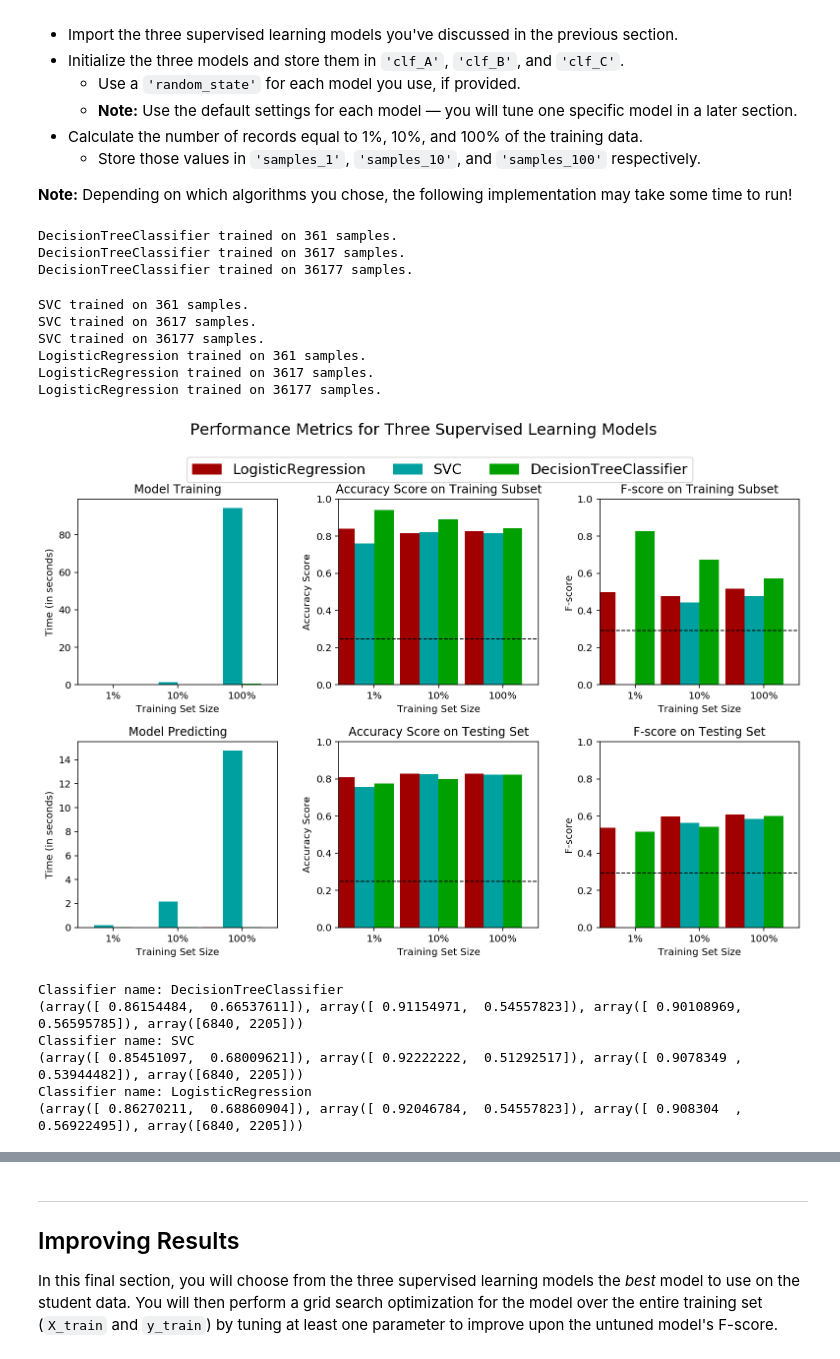
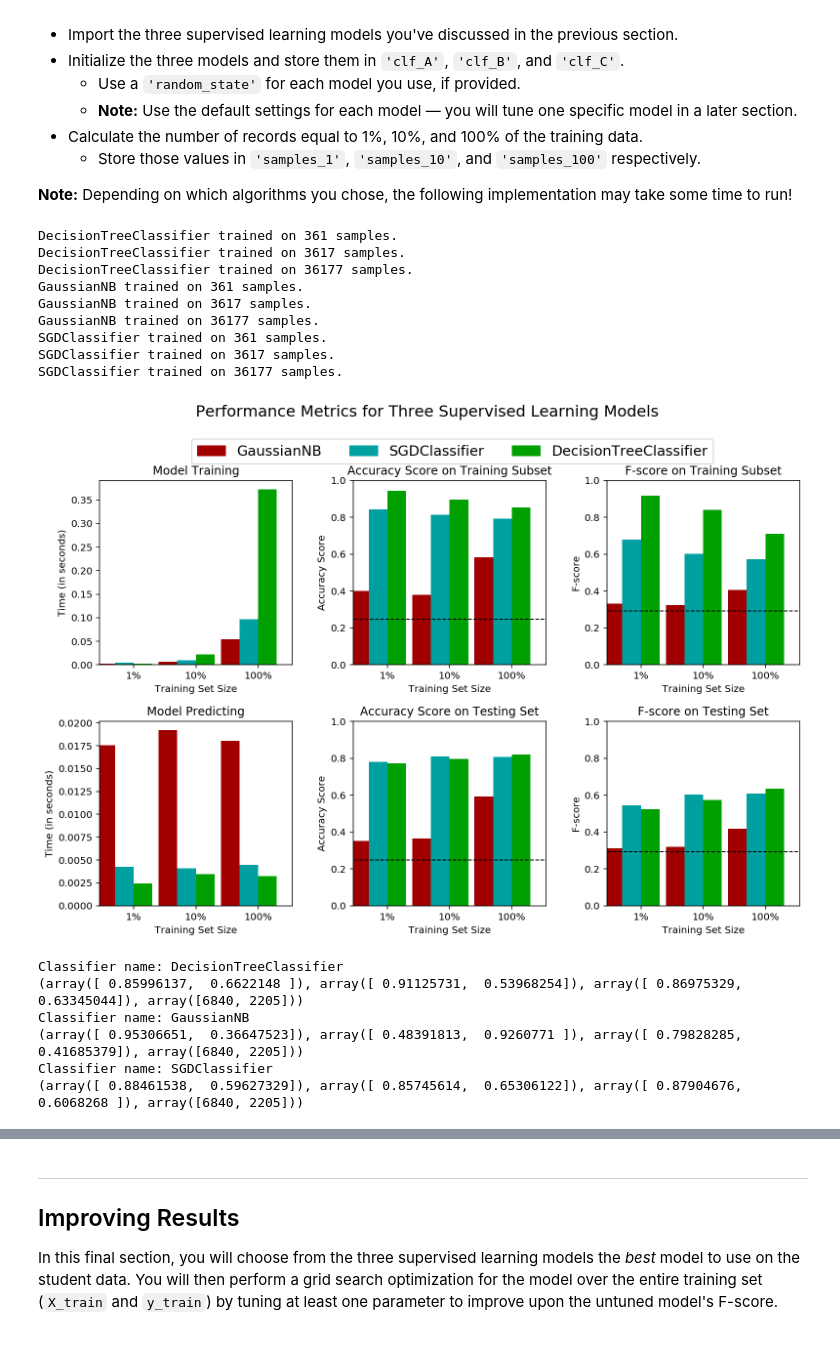
Before and after one commit to numanyilmaz/finding_donors, a Jupyter notebook: finding_donors.ipynb, the cells around one changed output, grey strips where cells are left out. Drawn from its saved outputs; the diff is of its cells as text; code cells hidden in the pictures.

```diff
--- a/finding_donors.ipynb
+++ b/finding_donors.ipynb
@@ -197,7 +201,8 @@ Additionally, as with the non-numeric features, we need to convert the non-numer
    - Set records with "<=50K" to `0` and records with ">50K" to `1`.
 # %%
 # TODO: One-hot encode the 'features_log_minmax_transform' data using pandas.get_dummies()
-onehot_encoding = ['workclass', 'education_level', 'marital-status', 'occupation', 'relationship','sex','native-country']
+onehot_encoding = ['workclass', 'education_level', 'marital-status', 'occupation'
+                   , 'relationship', 'race', 'sex','native-country']
 features_final = pd.get_dummies(features_log_minmax_transform[onehot_encoding])
 
 # TODO: Encode the 'income_raw' data to numerical values
@@ -452,10 +457,10 @@ def train_predict(learner, sample_size, X_train, y_train, X_test, y_test):
     results['acc_test'] = accuracy_score(y_test, predictions_test)
 
     # TODO: Compute F-score on the the first 300 training samples using fbeta_score()
-    results['f_train'] = fbeta_score(y_train[:300], predictions_train, beta=2)
+    results['f_train'] = fbeta_score(y_train[:300], predictions_train, beta=0.5)
 
     # TODO: Compute F-score on the test set which is y_test
-    results['f_test'] = fbeta_score(y_test, predictions_test, beta=2)
+    results['f_test'] = fbeta_score(y_test, predictions_test, beta=0.5)
 
     # Success
     print "{} trained on {} samples.".format(learner.__class__.__name__, sample_size)
@@ -476,61 +481,62 @@ In the code cell, you will need to implement the following:
 # %%
 # TODO: Import the three supervised learning models from sklearn
 from sklearn.tree import DecisionTreeClassifier
-from sklearn.svm import SVC
-from sklearn.linear_model import LogisticRegression
+from sklearn.naive_bayes import GaussianNB
+from sklearn.linear_model import SGDClassifier
 
 # TODO: Initialize the three models
 clf_A = DecisionTreeClassifier(random_state=0)
-clf_B = SVC(random_state=0)
-clf_C = LogisticRegression(random_state=0)
+clf_B = GaussianNB()
+clf_C = SGDClassifier(random_state=0)
 
 # TODO: Calculate the number of samples for 1%, 10%, and 100% of the training data
 # HINT: samples_100 is the entire training set i.e. len(y_train)
 # HINT: samples_10 is 10% of samples_100
 # HINT: samples_1 is 1% of samples_100
 samples_100 = int(len(y_train))
 samples_10 = samples_100 // 10
 samples_1 = samples_100 // 100
 
 # Collect results on the learners
 results = {}
 for clf in [clf_A, clf_B, clf_C]:
     clf_name = clf.__class__.__name__
     results[clf_name] = {}
     for i, samples in enumerate([samples_1, samples_10, samples_100]):
         results[clf_name][i] = \
         train_predict(clf, samples, X_train, y_train, X_test, y_test)
 
 # Run metrics visualization for the three supervised learning models chosen
 vs.evaluate(results, accuracy, fscore)
 # %% [output]
 DecisionTreeClassifier trained on 361 samples.
 DecisionTreeClassifier trained on 3617 samples.
 DecisionTreeClassifier trained on 36177 samples.
+GaussianNB trained on 361 samples.
+GaussianNB trained on 3617 samples.
+GaussianNB trained on 36177 samples.
+SGDClassifier trained on 361 samples.
+SGDClassifier trained on 3617 samples.
+SGDClassifier trained on 36177 samples.
-SVC trained on 361 samples.
-SVC trained on 3617 samples.
-SVC trained on 36177 samples.
-LogisticRegression trained on 361 samples.
-LogisticRegression trained on 3617 samples.
-LogisticRegression trained on 36177 samples.
-[figure, old version]
+[figure, new version]
 # %%
 # numerical values of performance metrics
 # first array is precision
 # second aray recall
-#third array is fscore
+# third array is fscore
 # fourth array is the support
+
 from sklearn.metrics import precision_recall_fscore_support
 for clf in [clf_A, clf_B, clf_C ]:
     clf_name = clf.__class__.__name__
     print "Classifier name: {}".format(clf_name)
     clf.fit(X_train, y_train)
-    print (precision_recall_fscore_support(y_test, clf.predict(X_test), beta=2.0))
+    print (precision_recall_fscore_support(y_test, clf.predict(X_test), beta=0.5))
 # %% [output]
 Classifier name: DecisionTreeClassifier
-(array([ 0.86154484,  0.66537611]), array([ 0.91154971,  0.54557823]), array([ 0.90108969,  0.56595785]), array([6840, 2205]))
-Classifier name: SVC
-(array([ 0.85451097,  0.68009621]), array([ 0.92222222,  0.51292517]), array([ 0.9078349 ,  0.53944482]), array([6840, 2205]))
-Classifier name: LogisticRegression
-(array([ 0.86270211,  0.68860904]), array([ 0.92046784,  0.54557823]), array([ 0.908304  ,  0.56922495]), array([6840, 2205]))
+(array([ 0.85996137,  0.6622148 ]), array([ 0.91125731,  0.53968254]), array([ 0.86975329,  0.63345044]), array([6840, 2205]))
+Classifier name: GaussianNB
+(array([ 0.95306651,  0.36647523]), array([ 0.48391813,  0.9260771 ]), array([ 0.79828285,  0.41685379]), array([6840, 2205]))
+Classifier name: SGDClassifier
+(array([ 0.88461538,  0.59627329]), array([ 0.85745614,  0.65306122]), array([ 0.87904676,  0.6068268 ]), array([6840, 2205]))
 # %%
```
Also changed, not shown: parts of 18 cells of this notebook.
